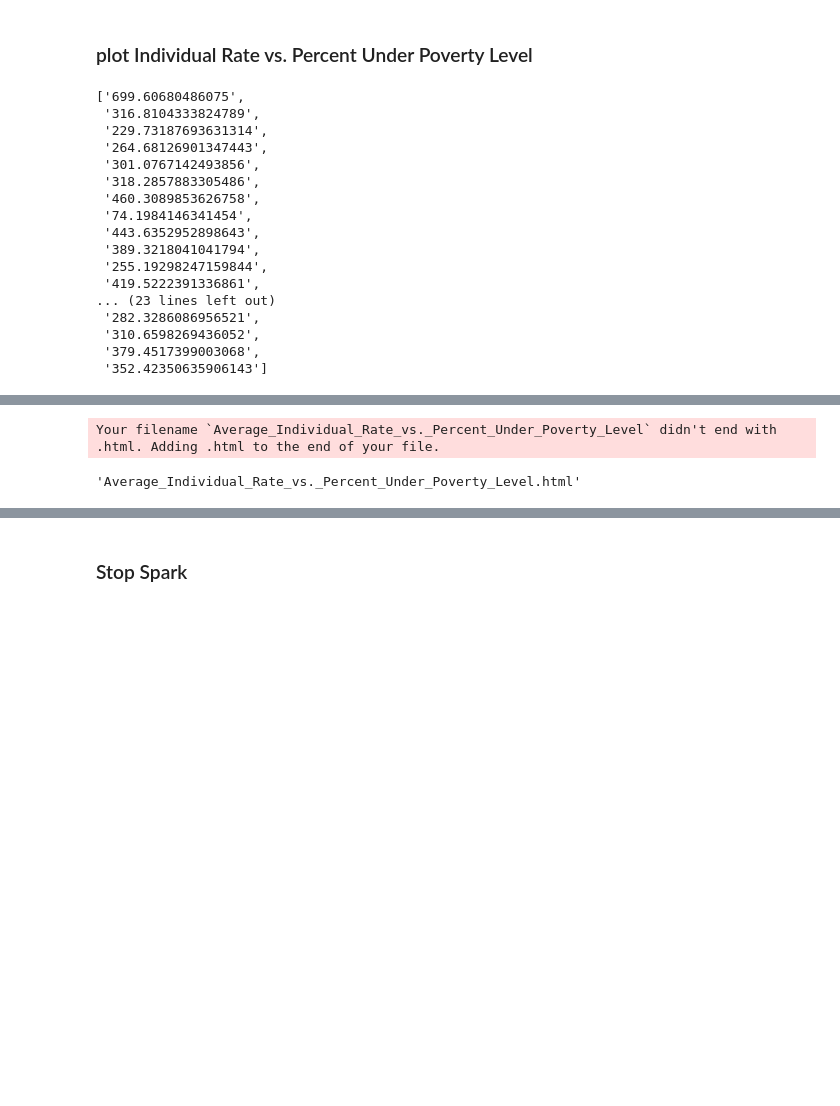
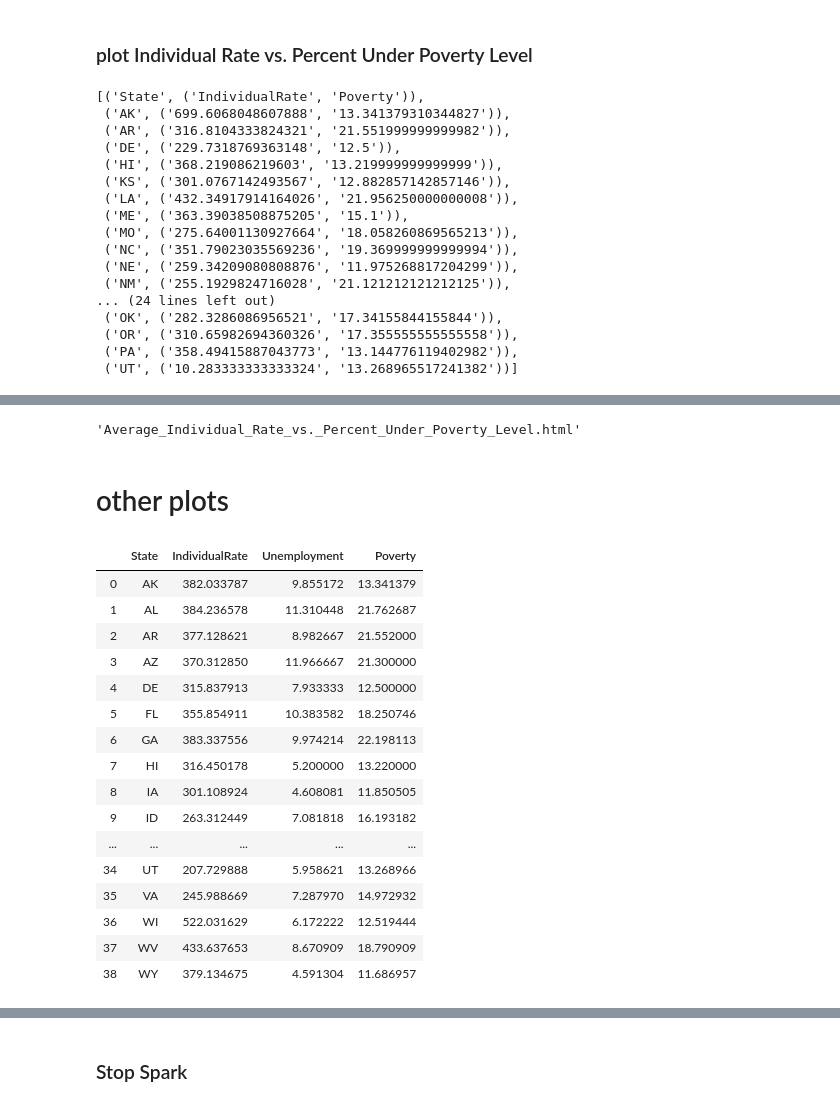
Before and after one commit to DurianCandy/MSDS-694, a Jupyter notebook: notebooks/andrew.ipynb, the cells around one changed output, grey strips where cells are left out. Drawn from its saved outputs; the diff is of its cells as text; code cells hidden in the pictures; blank space fills up the shorter version.

```diff
--- a/notebooks/andrew.ipynb
+++ b/notebooks/andrew.ipynb
@@ -126,29 +125,27 @@ Your filename `Percent_Under_Poverty_Level_By_State` didn't end with .html. Addi
 # %%
 # read in mean_idvrate_poverty
 mean_idvrate_poverty = sc.textFile(source['mean_idvrate_poverty']).map(csv_split)
-state_poverty = mean_idvrate_poverty.map(lambda x: (x[0], (x[2], x[3]))).groupByKey().mapValues(lambda x: list(x)[0])
-state_poverty.map(lambda x: x[1][0]).collect()[1:]
-# norm_state_poverty = np.array(state_poverty.map(lambda x: x[1][0]).collect()[1:])
-# norm_state_poverty = normalize(norm_state_poverty[:,np.newaxis], axis=0).ravel() * 100
-# norm_state_poverty
+mean_idvrate_poverty.collect()
+state_poverty = mean_idvrate_poverty.map(lambda x: (x[0], (x[2], x[17]))).groupByKey().mapValues(lambda x: list(x)[0])
+state_poverty.collect()
 # %% [output]
-['699.60680486075',
- '316.8104333824789',
- '229.73187693631314',
- '264.68126901347443',
- '301.0767142493856',
- '318.2857883305486',
- '460.3089853626758',
- '74.1984146341454',
- '443.6352952898643',
- '389.3218041041794',
- '255.19298247159844',
- '419.5222391336861',
-... (23 lines left out)
- '282.3286086956521',
- '310.6598269436052',
- '379.4517399003068',
- '352.42350635906143']
+[('State', ('IndividualRate', 'Poverty')),
+ ('AK', ('699.6068048607888', '13.341379310344827')),
+ ('AR', ('316.8104333824321', '21.551999999999982')),
+ ('DE', ('229.7318769363148', '12.5')),
+ ('HI', ('368.219086219603', '13.219999999999999')),
+ ('KS', ('301.0767142493567', '12.882857142857146')),
+ ('LA', ('432.34917914164026', '21.956250000000008')),
+ ('ME', ('363.39038508875205', '15.1')),
+ ('MO', ('275.64001130927664', '18.058260869565213')),
+ ('NC', ('351.79023035569236', '19.369999999999994')),
+ ('NE', ('259.34209080808876', '11.975268817204299')),
+ ('NM', ('255.1929824716028', '21.121212121212125')),
+... (24 lines left out)
+ ('OK', ('282.3286086956521', '17.34155844155844')),
+ ('OR', ('310.65982694360326', '17.355555555555558')),
+ ('PA', ('358.49415887043773', '13.144776119402982')),
+ ('UT', ('10.283333333333324', '13.268965517241382'))]
 # %%
 # x = Individual Rate, y = Poverty
 fig = go.Figure(data=go.Scatter(x=state_poverty.map(lambda x: x[1][0]).collect()[1:], y=state_poverty.map(lambda x: x[1][1]).collect()[1:],
@@ -166,7 +163,32 @@ fig.show()
 # %% [output]
 [interactive output not drawn]
 # %%
-off.plot(fig, filename='Average_Individual_Rate_vs._Percent_Under_Poverty_Level')
+off.plot(fig, filename='Average_Individual_Rate_vs._Percent_Under_Poverty_Level.html')
 # %% [output]
-Your filename `Average_Individual_Rate_vs._Percent_Under_Poverty_Level` didn't end with .html. Adding .html to the end of your file.
+'Average_Individual_Rate_vs._Percent_Under_Poverty_Level.html'
-'Average_Individual_Rate_vs._Percent_Under_Poverty_Level.html'
+# %% [markdown]
+# other plots
+# %%
+df = pd.read_csv('../vizdata/mean_idvrate_poverty.csv')
+df = df[['State', 'IndividualRate', 'Unemployment', 'Poverty']]
+df_mean = df.groupby(['State']).aggregate('mean').reset_index()
+# %%
+df_mean
+# %% [output]
+|  | State | IndividualRate | Unemployment | Poverty |
+| 0 | AK | 382.033787 | 9.855172 | 13.341379 |
+| 1 | AL | 384.236578 | 11.310448 | 21.762687 |
+| 2 | AR | 377.128621 | 8.982667 | 21.552000 |
+| 3 | AZ | 370.312850 | 11.966667 | 21.300000 |
+| 4 | DE | 315.837913 | 7.933333 | 12.500000 |
+| 5 | FL | 355.854911 | 10.383582 | 18.250746 |
+| 6 | GA | 383.337556 | 9.974214 | 22.198113 |
+| 7 | HI | 316.450178 | 5.200000 | 13.220000 |
+| 8 | IA | 301.108924 | 4.608081 | 11.850505 |
+| 9 | ID | 263.312449 | 7.081818 | 16.193182 |
+| ... | ... | ... | ... | ... |
+| 34 | UT | 207.729888 | 5.958621 | 13.268966 |
+| 35 | VA | 245.988669 | 7.287970 | 14.972932 |
+| 36 | WI | 522.031629 | 6.172222 | 12.519444 |
+| 37 | WV | 433.637653 | 8.670909 | 18.790909 |
+| 38 | WY | 379.134675 | 4.591304 | 11.686957 |
```
Also changed, not shown: parts of 11 cells of this notebook, 5 other files.
